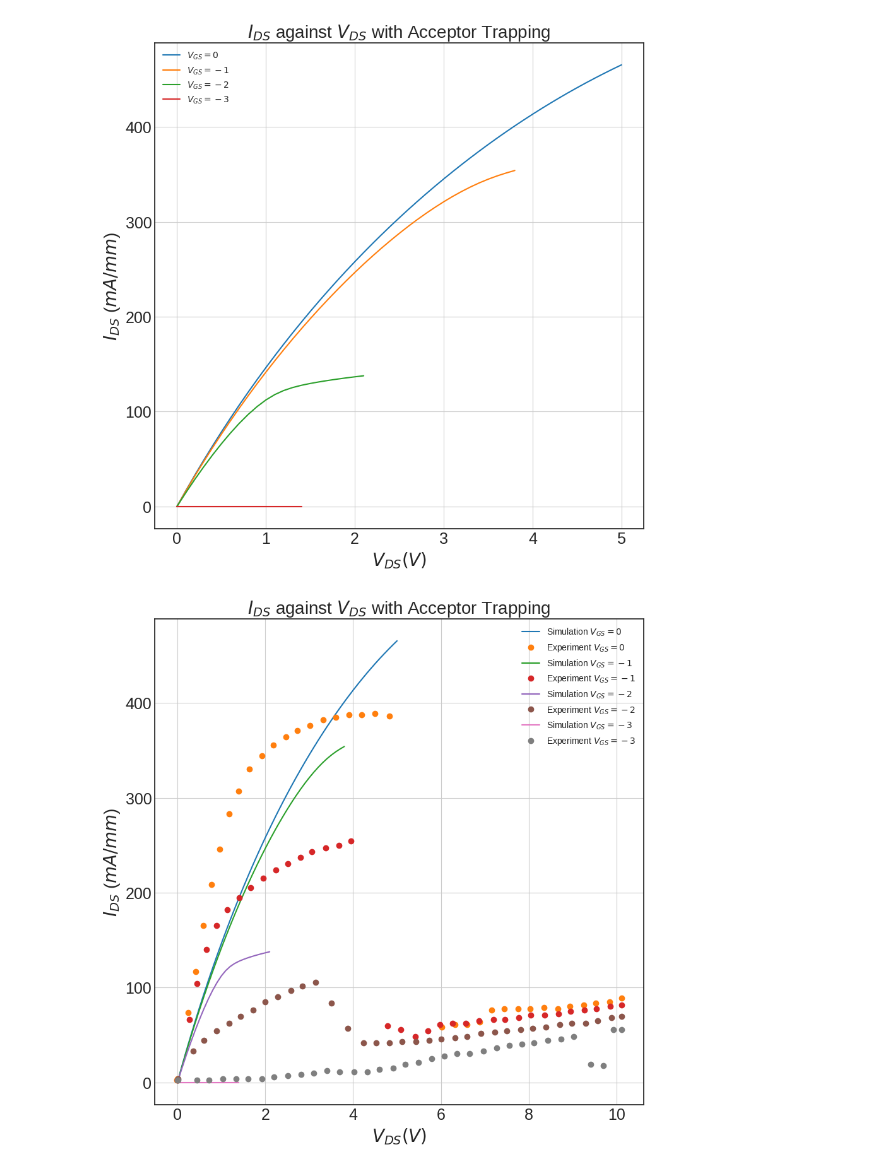
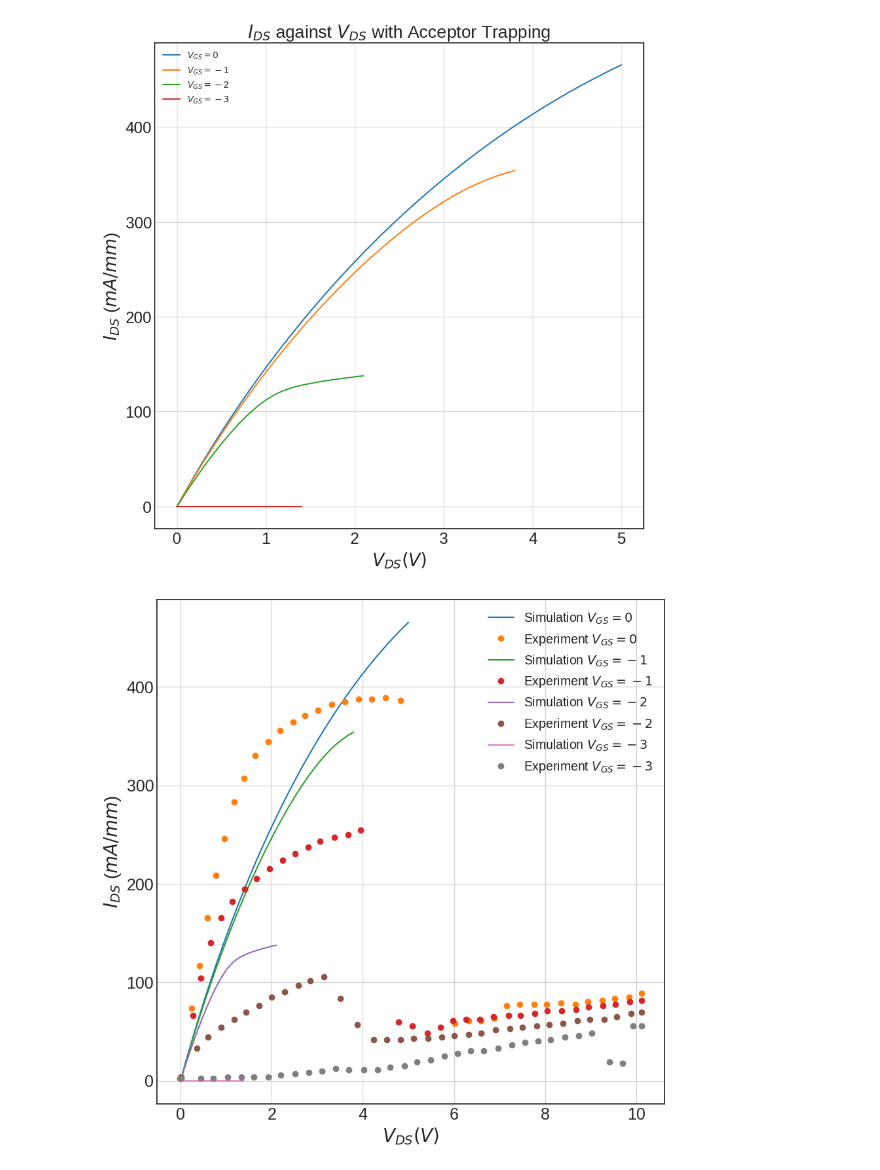
Before and after one commit to IanStafford/banjo-wombat, a Jupyter notebook: allNit/figures.ipynb, the cells around one changed output. Saved outputs shown, nothing was run; the diff lists cells and outputs as text; code cells hidden in the pictures.

```diff
--- a/allNit/figures.ipynb
+++ b/allNit/figures.ipynb
@@ -209,36 +252,36 @@ DC4_mat = loadmat("/home/staffian/banjo-wombat/allNit/figures/4 DC4.mat")
 DC4_IV_minus3 = DC4_mat['Expression1'][1]
 DC4_IV_minus2 = DC4_mat['Expression1'][2]
 DC4_IV_minus1 = DC4_mat['Expression1'][3]
 DC4_IV_0 = DC4_mat['Expression1'][4]
 DC4_IV_1 = DC4_mat['Expression1'][5]
 DC4_IV_2 = DC4_mat['Expression1'][6]
 DC4_IV_3 = DC4_mat['Expression1'][7]
 plt.figure(figsize=[10,10]);
 '''
 plt.plot(Vd_3, Ids_3, label="Simulation $V_{GS}=3$");
 plt.plot(DC4_IV_3[:,0], DC4_IV_3[:,1], 'o', label="Experiment $V_{GS}=3$");
 plt.plot(Vd_2, Ids_2, label="Simulation $V_{GS}=2$");
 plt.plot(DC4_IV_2[:,0], DC4_IV_2[:,1], 'o', label="Experiment $V_{GS}=2$");
 plt.plot(Vd_1, Ids_1, label="Simulation $V_{GS}=1$");
 plt.plot(DC4_IV_1[:,0], DC4_IV_1[:,1], 'o', label="Experiment $V_{GS}=1$");
 '''
 plt.plot(Vd_0, Ids_0, label="Simulation $V_{GS}=0$");
 plt.plot(DC4_IV_0[:,0], DC4_IV_0[:,1], 'o', label="Experiment $V_{GS}=0$");
 plt.plot(Vd_m1, Ids_m1, label="Simulation $V_{GS}=-1$");
 plt.plot(DC4_IV_minus1[:,0], DC4_IV_minus1[:,1], 'o', label="Experiment $V_{GS}=-1$");
 plt.plot(Vd_m2, Ids_m2, label="Simulation $V_{GS}=-2$");
 plt.plot(DC4_IV_minus2[:,0], DC4_IV_minus2[:,1], 'o', label="Experiment $V_{GS}=-2$");
 plt.plot(Vd_m3, Ids_m3, label="Simulation $V_{GS}=-3$");
 plt.plot(DC4_IV_minus3[:,0], DC4_IV_minus3[:,1], 'o', label="Experiment $V_{GS}=-3$");
-plt.title("$I_{DS}$ against $V_{DS}$ with Acceptor Trapping", fontsize=20);
+#plt.title("$I_{DS}$ against $V_{DS}$ with Acceptor Trapping", fontsize=20);
 plt.xlabel("$V_{DS} (V)$", fontsize=20);
 plt.ylabel("$I_{DS}$ (${mA}/{mm}$)", fontsize=20);
 plt.xticks(fontsize = 18)
 plt.yticks(fontsize = 18)
 plt.grid(True);
-plt.legend();
+plt.legend(fontsize=14);
 # %% [output]
-[figure, old version]
+[figure, new version]
 # %%
 new_Vd_0, new_Ids_0 = flooxsRead("/home/staffian/banjo-wombat/allNit/figures/newIV0.csv")
 new_Vd_m1, new_Ids_m1 = flooxsRead("/home/staffian/banjo-wombat/allNit/figures/newIVminus1.csv")
```
Also changed, not shown: parts of 6 cells of this notebook, 29 other files.
